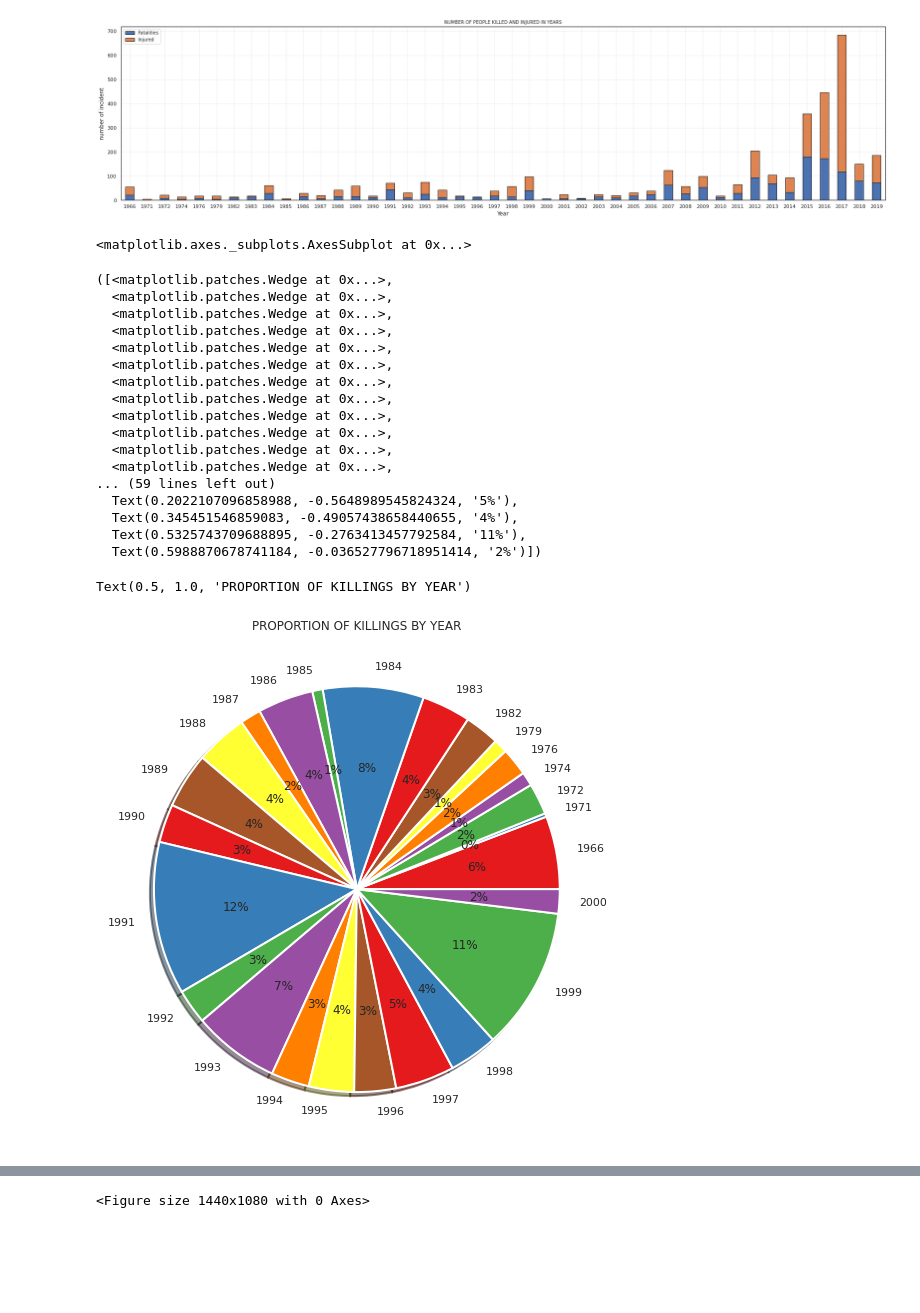
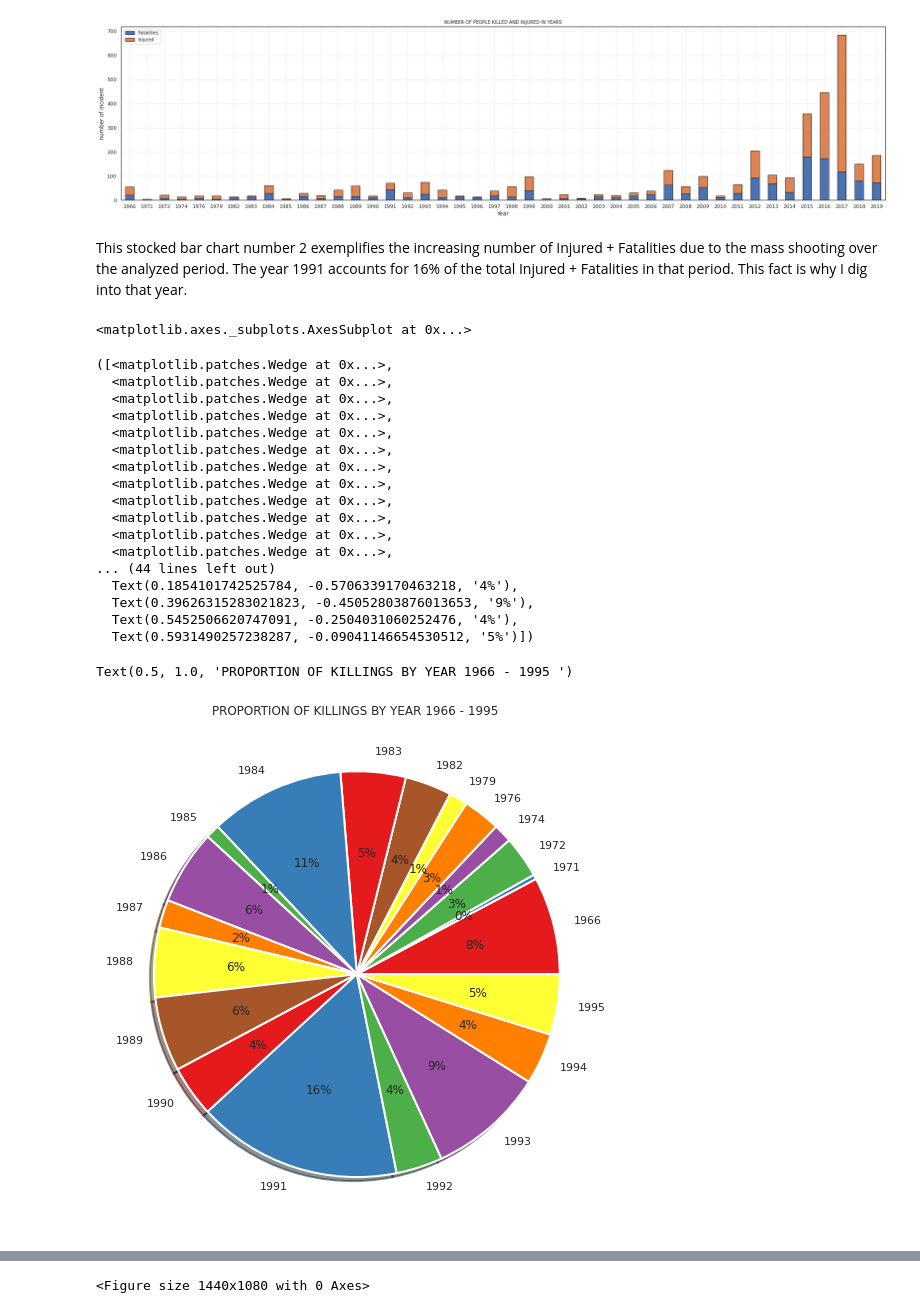
Before and after one commit to Antonio-Martinez-Sanchez/Thinkful-Final-Capstone-Python, a Jupyter notebook: Final_Capstone_Thinkful.ipynb, the cells around one changed output, grey strips where cells are left out. Cells and saved outputs as stored; diff of their text form; code cells hidden in the pictures; blank space fills up the shorter version.

```diff
--- a/Final_Capstone_Thinkful.ipynb
+++ b/Final_Capstone_Thinkful.ipynb
@@ -200,35 +293,39 @@ Text(0.5, 1.0, 'NUMBER OF PEOPLE KILLED AND INJURED IN YEARS')
 Text(0.5, 0, 'Year')
 Text(0, 0.5, 'number of incident')
 [figure]
+# %% [markdown]
+This stocked bar chart number 2 exemplifies the increasing number of Injured + Fatalities due to the mass shooting over the analyzed period. The year 1991 accounts for 16% of the total Injured + Fatalities in that period. This fact is why I dig into that year.
 # %%
-fatalities_year = df.groupby("Year")[["Fatalities","Injured"]].sum().sort_values('Year', ascending=True).head(25)
+fatalities_year = df.groupby("Year")[["Fatalities","Injured"]].sum().sort_values('Year', ascending=True).head(20)
 fig = plt.figure(figsize=(20,60))
 plt.subplot(121)
 plt.pie(fatalities_year["Fatalities"],labels=fatalities_year.index,autopct="%1.0f%%",shadow=True,
         colors=sns.color_palette("Set1",7),wedgeprops={"linewidth":2,"edgecolor":"white"})
 
-plt.title("PROPORTION OF KILLINGS BY YEAR",fontsize=12)
+plt.title("PROPORTION OF KILLINGS BY YEAR 1966 - 1995 ",fontsize=12)
 
 fig.set_facecolor("w")
+
+plt.show()
 # %% [output]
 <matplotlib.axes._subplots.AxesSubplot at 0x...>
 ([<matplotlib.patches.Wedge at 0x...>,
   <matplotlib.patches.Wedge at 0x...>,
   <matplotlib.patches.Wedge at 0x...>,
   <matplotlib.patches.Wedge at 0x...>,
   <matplotlib.patches.Wedge at 0x...>,
   <matplotlib.patches.Wedge at 0x...>,
   <matplotlib.patches.Wedge at 0x...>,
   <matplotlib.patches.Wedge at 0x...>,
   <matplotlib.patches.Wedge at 0x...>,
   <matplotlib.patches.Wedge at 0x...>,
   <matplotlib.patches.Wedge at 0x...>,
   <matplotlib.patches.Wedge at 0x...>,
-... (59 lines left out)
-  Text(0.2022107096858988, -0.5648989545824324, '5%'),
-  Text(0.345451546859083, -0.49057438658440655, '4%'),
-  Text(0.5325743709688895, -0.2763413457792584, '11%'),
-  Text(0.5988870678741184, -0.036527796718951414, '2%')])
+... (44 lines left out)
+  Text(0.1854101742525784, -0.5706339170463218, '4%'),
+  Text(0.39626315283021823, -0.45052803876013653, '9%'),
+  Text(0.5452506620747091, -0.2504031060252476, '4%'),
+  Text(0.5931490257238287, -0.09041146654530512, '5%')])
-Text(0.5, 1.0, 'PROPORTION OF KILLINGS BY YEAR')
+Text(0.5, 1.0, 'PROPORTION OF KILLINGS BY YEAR 1966 - 1995 ')
-[figure, old version]
+[figure, new version]
 # %%
```
Also changed, not shown: parts of 68 cells of this notebook.
